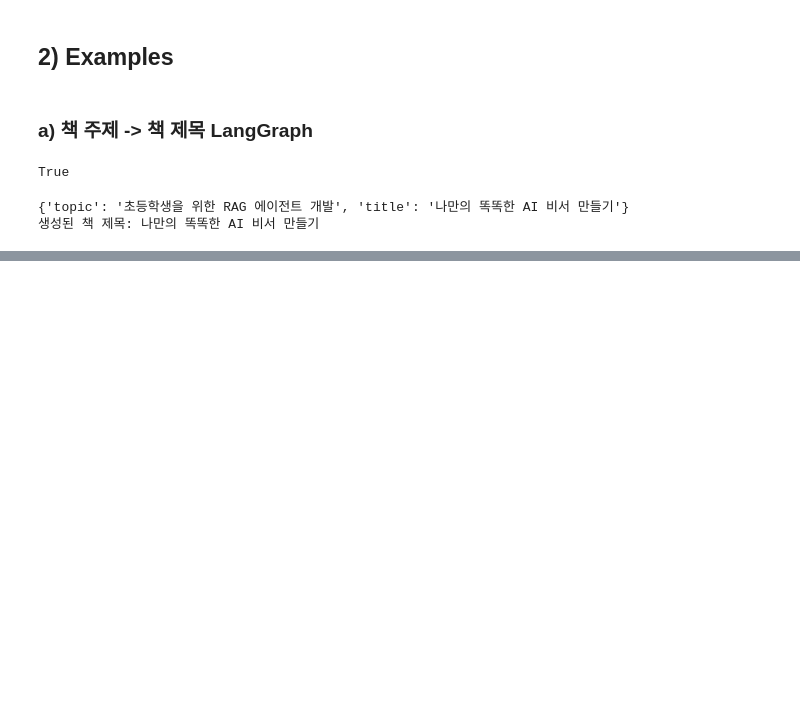
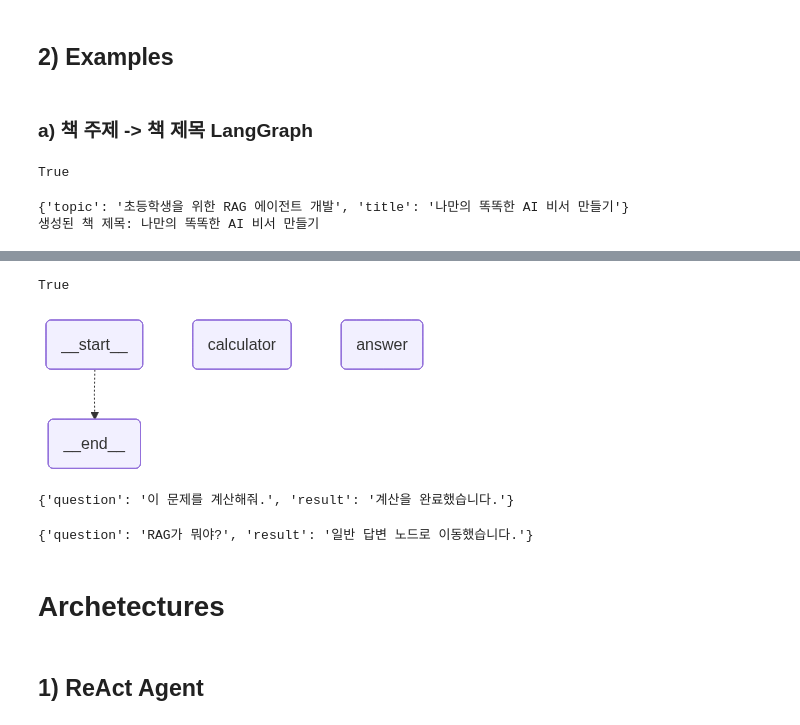
Before and after one commit to hanvv3/potenup3-04_Agent, a Jupyter notebook: 09_LangGraph.ipynb, the cells around one changed output, grey strips where cells are left out. Saved outputs shown, nothing was run; the diff lists cells and outputs as text; code cells hidden in the pictures; blank space fills up the shorter version.

Commit message:
added LangGraph Architectures

```diff
--- a/09_LangGraph.ipynb
+++ b/09_LangGraph.ipynb
@@ -162,0 +165,5 @@ print("생성된 책 제목:", result["title"])
+# %%
+from dotenv import load_dotenv
+load_dotenv(override=True)
+# %% [output]
+True
@@ -162,0 +173,55 @@ print("생성된 책 제목:", result["title"])
+# %%
+class MyState(TypedDict):
+    question: str
+    result: str
+
+def router(state: MyState) -> str:
+    question = state['question']
+
+    if '계산' in question:
+        return 'calculator'
+
+    return 'answer'
+
+def calculator_node(state: MyState) -> int:
+    return {
+        'result': "계산을 완료했습니다."
+    }
+# %%
+def answer_node(state: MyState) -> MyState:
+    return {
+        'result': "일반 답변 노드로 이동했습니다."
+    }
+# %%
+# create a graph
+graph_builder = StateGraph(MyState)
+
+# create nodes
+graph_builder.add_node('calculator', calculator_node)
+graph_builder.add_node('answer', answer_node)
+
+# add conditional branch
+graph_builder.add_conditional_edges(START, router)
+
+# connect nodes with edges
+graph_builder.add_edge('calculator', END)
+graph_builder.add_edge('answer', END)
+
+# compile graph
+graph = graph_builder.compile()
+# %%
+graph
+# %% [output]
+[figure, added]
+# %%
+print(f"{graph.invoke({'question': "이 문제를 계산해줘."})}")
+# %% [output]
+{'question': '이 문제를 계산해줘.', 'result': '계산을 완료했습니다.'}
+# %%
+print(f"{graph.invoke({'question': "RAG가 뭐야?"})}")
+# %% [output]
+{'question': 'RAG가 뭐야?', 'result': '일반 답변 노드로 이동했습니다.'}
+# %% [markdown]
+# Archetectures
+# %% [markdown]
+## 1) ReAct Agent
```
Also changed, not shown: parts of 21 cells of this notebook.
